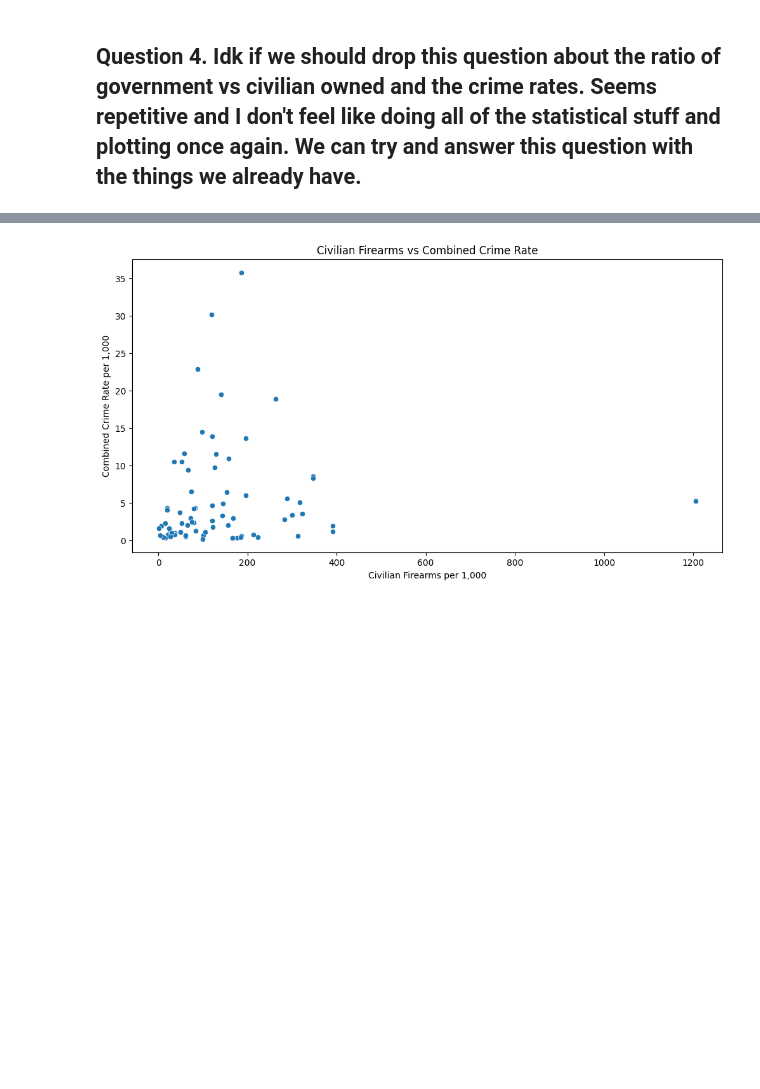
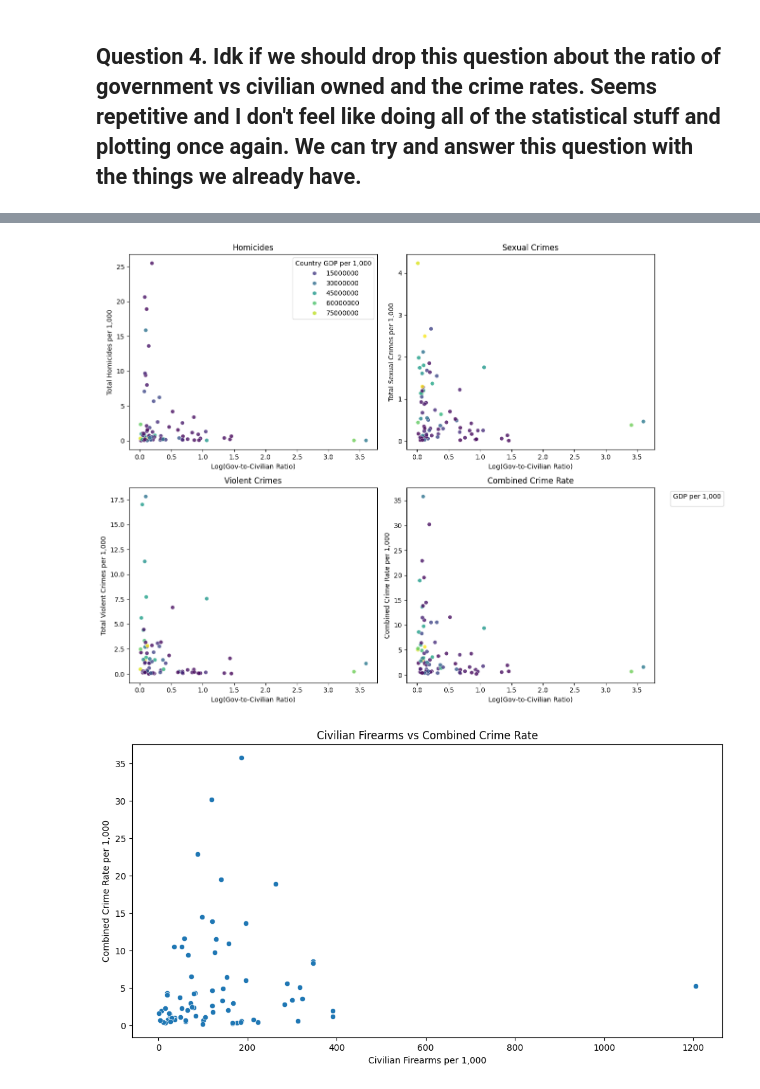
Before and after one commit to Alexderoode011202/DW_project, a Jupyter notebook: analysis/analysev2.ipynb, the cells around one changed output, grey strips where cells are left out. Cells and saved outputs as stored; diff of their text form; code cells hidden in the pictures; blank space fills up the shorter version.

Commit message:
added analysis for q4 and plots

```diff
--- a/analysis/analysev2.ipynb
+++ b/analysis/analysev2.ipynb
@@ -735,3 +798,37 @@ Correlations between GDP and crime types:
+# %%
+# Apply log transformation to the Gov-to-Civilian Ratio
+data["Log_Gov_to_Civilian_Ratio"] = np.log1p(data["Gov_to_Civilian_Ratio"])  # log(1 + x) to handle zeros
+
+# Define crime types and titles for subplots
+crime_types = ["Total Homicides per 1,000", "Total Sexual Crimes per 1,000",
+               "Total Violent Crimes per 1,000", "Combined Crime Rate per 1,000"]
+titles = ["Homicides", "Sexual Crimes", "Violent Crimes", "Combined Crime Rate"]
+
+# Create subplots (2 rows, 2 columns)
+fig, axes = plt.subplots(2, 2, figsize=(12, 10))
+axes = axes.flatten()
+
+# Generate scatterplots for each crime type, colored by GDP
+for i, crime in enumerate(crime_types):
+    sns.scatterplot(
+        x=data["Log_Gov_to_Civilian_Ratio"],
+        y=data[crime],
+        hue=data["Country GDP per 1,000"],
+        palette='viridis',
+        ax=axes[i],
+        alpha=0.8,
+        legend=(i == 0)  # Show legend only for the first subplot
+    )
+    axes[i].set_title(titles[i])
+    axes[i].set_xlabel("Log(Gov-to-Civilian Ratio)")
+    axes[i].set_ylabel(crime)
+
+# Adjust layout and add legend for the first plot
+plt.tight_layout()
+plt.legend(title="GDP per 1,000", bbox_to_anchor=(1.05, 1), loc='upper left')
+plt.show()
+# %% [output]
+[figure, added]
 # %%
 # Impact of Civilian Gun Ownership
 # Relationship between civilian firearms per 1,000 and crime rates
```
Also changed, not shown: parts of 3 cells of this notebook.
